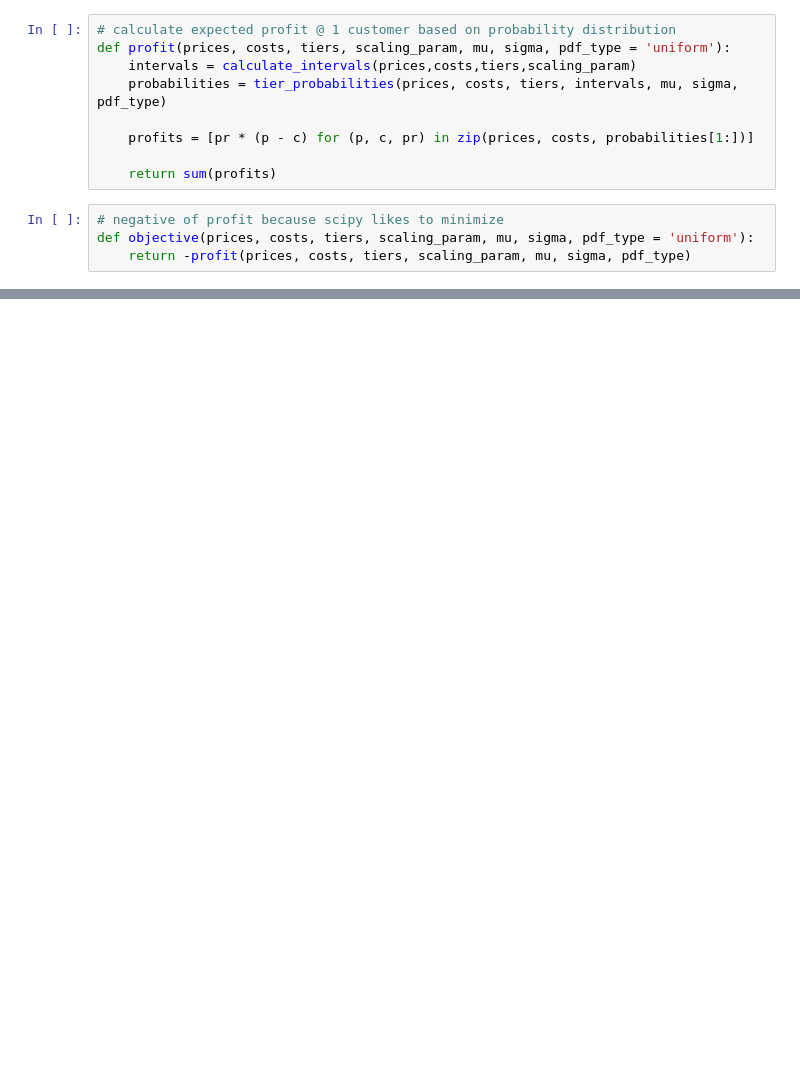
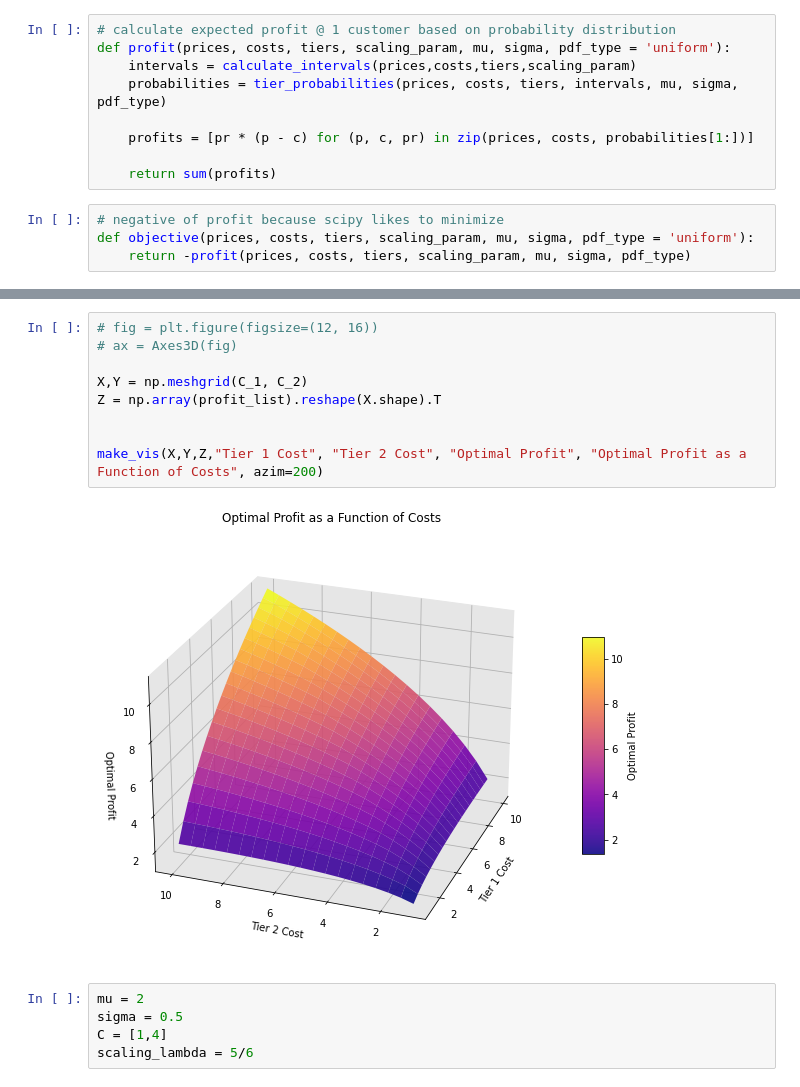
Before and after one commit to kabir-vats/Tiered-Dynamic-Pricing, a Jupyter notebook: probablistic_optimization.ipynb, the cells around one changed output, grey strips where cells are left out. Cells and saved outputs as stored; diff of their text form; blank space fills up the shorter version.

```diff
--- a/probablistic_optimization.ipynb
+++ b/probablistic_optimization.ipynb
@@ -107,0 +204,16 @@ print(result)
+# %%
+# fig = plt.figure(figsize=(12, 16))
+# ax = Axes3D(fig)
+
+X,Y = np.meshgrid(C_1, C_2)
+Z = np.array(profit_list).reshape(X.shape).T
+
+
+make_vis(X,Y,Z,"Tier 1 Cost", "Tier 2 Cost", "Optimal Profit", "Optimal Profit as a Function of Costs", azim=200)
+# %% [output]
+[figure, added]
+# %%
+mu = 2
+sigma = 0.5
+C = [1,4]
+scaling_lambda = 5/6
```
Also changed, not shown: parts of 21 cells of this notebook, 1 other file.
